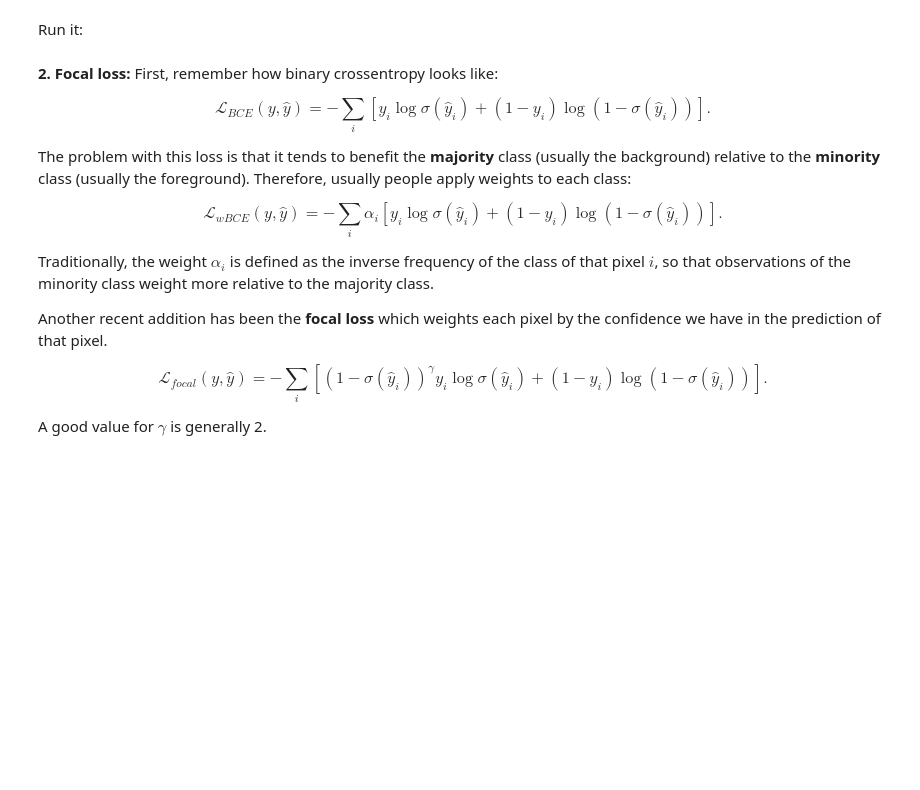
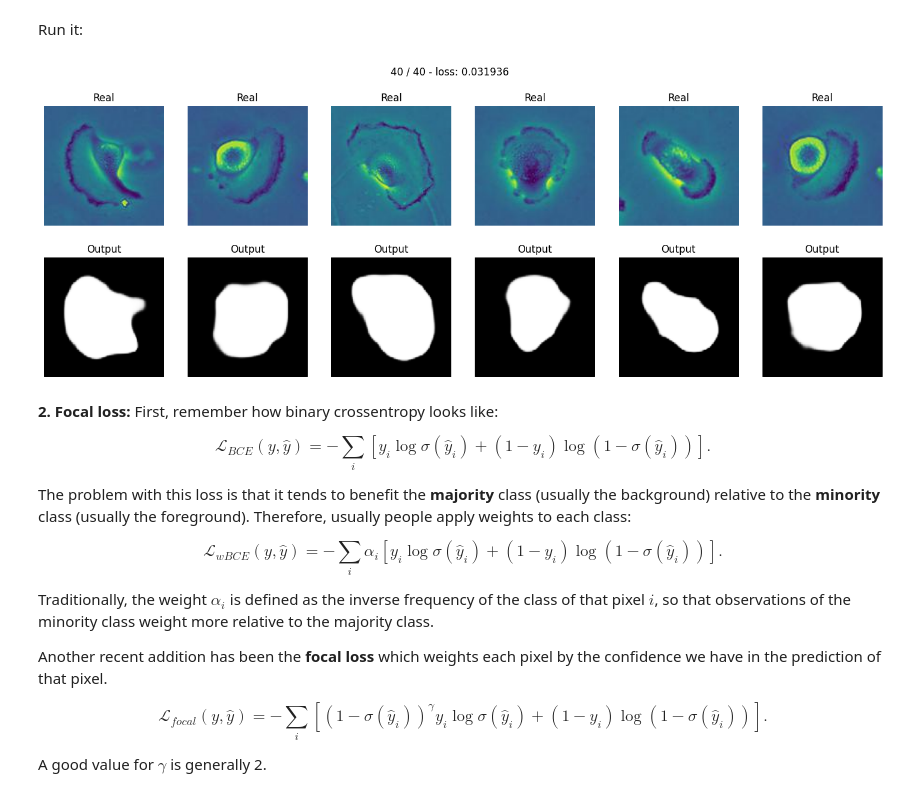
Before and after one commit to yundongbot/02516-IDLCV, a Jupyter notebook: exe/exe2/IDLCV_Exercise_2_2_Segmentation.ipynb, the cells around one changed output. Cells and saved outputs as stored; diff of their text form; code cells hidden in the pictures; blank space fills up the shorter version.

```diff
--- a/exe/exe2/IDLCV_Exercise_2_2_Segmentation.ipynb
+++ b/exe/exe2/IDLCV_Exercise_2_2_Segmentation.ipynb
@@ -273,12 +303,18 @@ where $X\cdot Y$ is element-wise product of your image of pixel-wise confidences
 Implement this loss:
 # %%
 def dice_loss(y_real, y_pred):
-    return 1 - torch.mean(2*y_pred*y_real + 1) / (torch.mean(y_pred+y_real) + 1)
+    y_real = y_real.float()
+    y_pred = torch.sigmoid(y_pred)
+    smooth = 1
+    a = 1 - (torch.mean(2.0 * y_real * y_pred + smooth)) / (torch.mean(y_real + y_pred) + smooth)
+    return a
 # %% [markdown]
 Run it:
 # %%
 model = EncDec().to(device)
-train(model, optim.Adam(model.parameters(), 0.0001), dice_loss, 20, train_loader, test_loader)
+train(model, optim.Adam(model.parameters(), 0.0001), dice_loss, 40, train_loader, test_loader)
+# %% [output]
+[figure, added]
 # %% [markdown]
 **2. Focal loss:** First, remember how binary crossentropy looks like:
 
```
Also changed, not shown: parts of 27 cells of this notebook, 1 other file.
